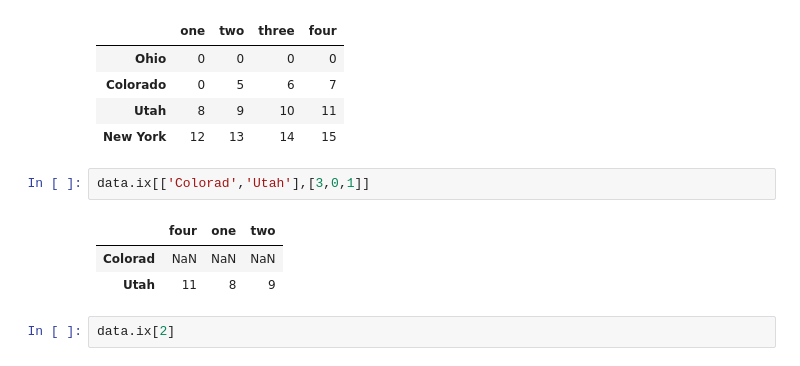
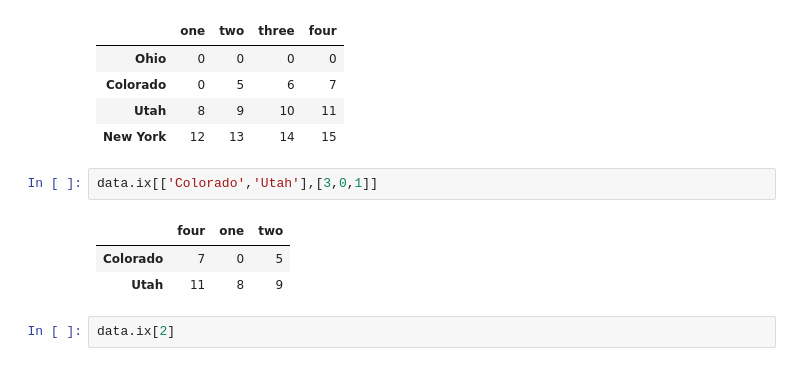
Before and after one commit to bluebibi/python-for-data-analysis, a Jupyter notebook: Getting Started with pandas (Ch.5).ipynb, the cells around one changed output. Drawn from its saved outputs; the diff is of its cells as text.

```diff
--- a/Getting Started with pandas (Ch.5).ipynb
+++ b/Getting Started with pandas (Ch.5).ipynb
@@ -750,10 +804,10 @@ data
 | Utah | 8 | 9 | 10 | 11 |
 | New York | 12 | 13 | 14 | 15 |
 # %%
-data.ix[['Colorad','Utah'],[3,0,1]]
+data.ix[['Colorado','Utah'],[3,0,1]]
 # %% [output]
 |  | four | one | two |
-| Colorad | NaN | NaN | NaN |
+| Colorado | 7 | 0 | 5 |
 | Utah | 11 | 8 | 9 |
 # %%
 data.ix[2]
```
Also changed, not shown: parts of 18 cells of this notebook.
